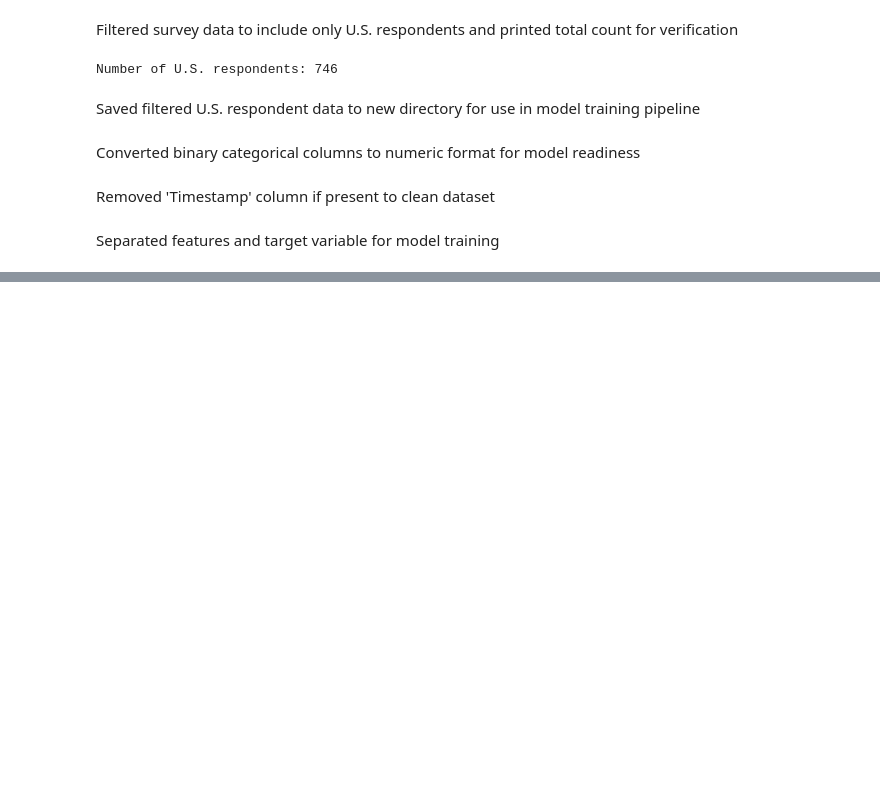
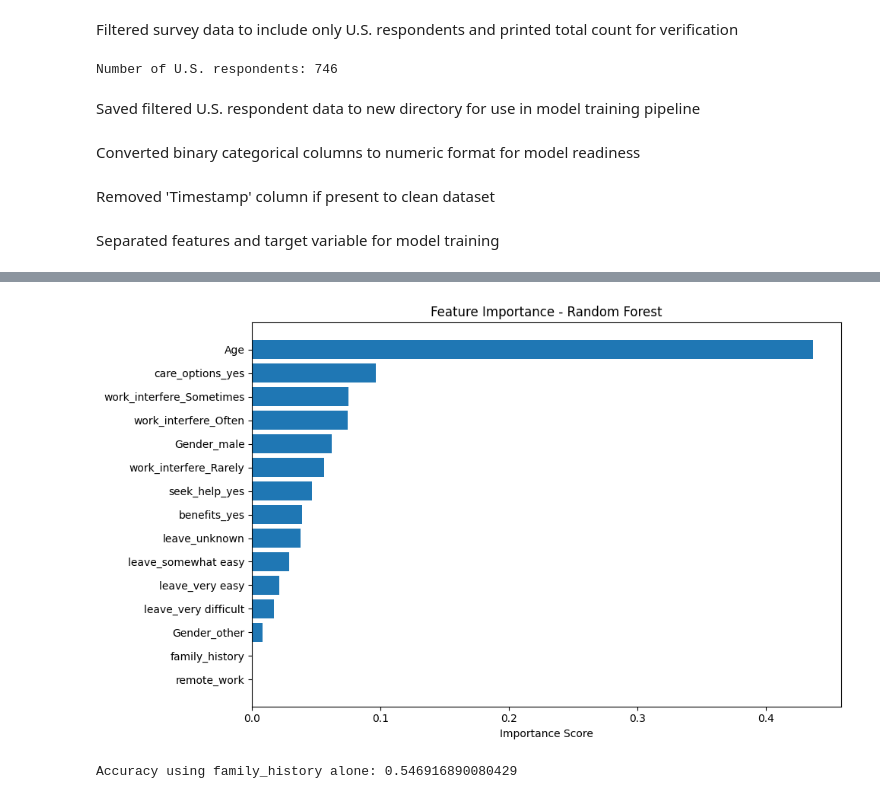
Before and after one commit to Testertesting-create/DSA2040A_DataMining_group1, a Jupyter notebook: DataMining_GroupProject_GroupMembersName/notebooks/3_data_mining.ipynb, the cells around one changed output, grey strips where cells are left out. Saved outputs shown, nothing was run; the diff lists cells and outputs as text; code cells hidden in the pictures; blank space fills up the shorter version.

Commit message:
Update 3_data_mining.ipynb
Visualized Random Forest feature importance using horizontal bar chart

Tested is family_history is related to seeking mental health treatment

```diff
--- a/DataMining_GroupProject_GroupMembersName/notebooks/3_data_mining.ipynb
+++ b/DataMining_GroupProject_GroupMembersName/notebooks/3_data_mining.ipynb
@@ -773,0 +756,38 @@ weighted avg       0.52      0.52      0.51       150
+# %%
+# Import necessary libraries for plotting and data manipulation
+import matplotlib.pyplot as plt
+import pandas as pd
+
+# Extract feature importances from the trained Random Forest model
+importances = model.feature_importances_
+
+# Get the list of feature names from the feature set (X)
+features = X.columns
+
+# Create a DataFrame to organize features and their corresponding importance scores
+feature_importance_df = pd.DataFrame({'Feature': features, 'Importance': importances})
+
+# Sort the features by importance in descending order (most important at the top)
+feature_importance_df = feature_importance_df.sort_values(by='Importance', ascending=False)
+
+# Create a horizontal bar chart to visualize feature importances
+plt.figure(figsize=(10,6))  # Set the figure size
+plt.barh(feature_importance_df['Feature'], feature_importance_df['Importance'])  # Create horizontal bars
+plt.gca().invert_yaxis()  # Invert y-axis so most important features appear at the top
+plt.title("Feature Importance - Random Forest")  # Set the chart title
+plt.xlabel("Importance Score")  # Label the x-axis
+plt.tight_layout()  # Adjust layout to prevent overlap
+plt.show()  # Display the plot
+# %% [output]
+[figure, added]
+# %%
+# One-hot encode the 'family_history' column to convert 'Yes'/'No' into numeric (dropping one to avoid redundancy)
+X_fam = pd.get_dummies(df[['family_history']], drop_first=True)
+
+# Train the model using only the encoded 'family_history' feature
+model.fit(X_fam, y)
+
+# Print the model's accuracy when using 'family_history' as the only predictor
+print("Accuracy using family_history alone:", model.score(X_fam, y))
+# %% [output]
+Accuracy using family_history alone: 0.546916890080429
```
Also changed, not shown: parts of 11 cells of this notebook.
